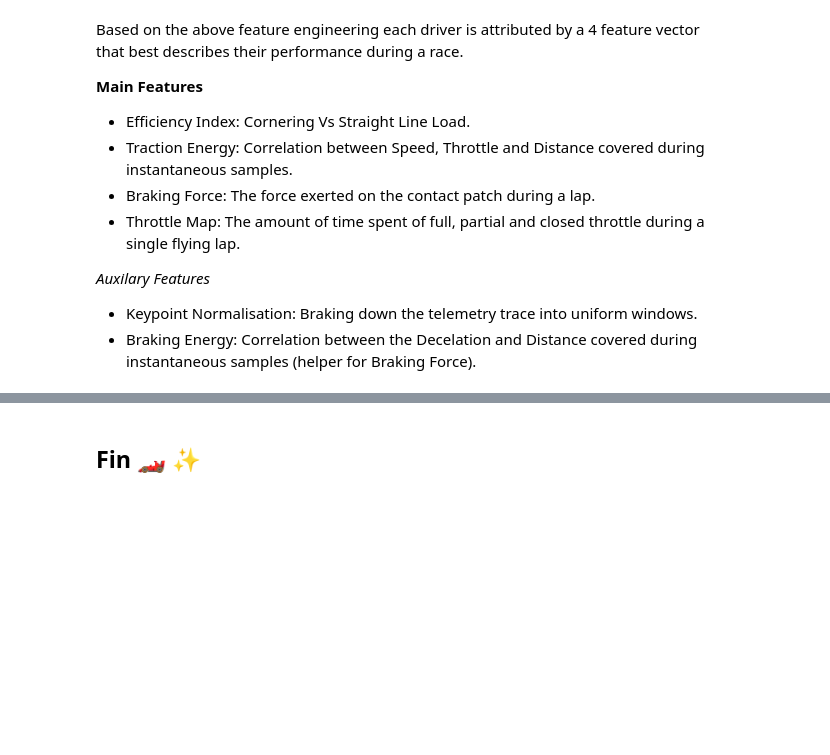
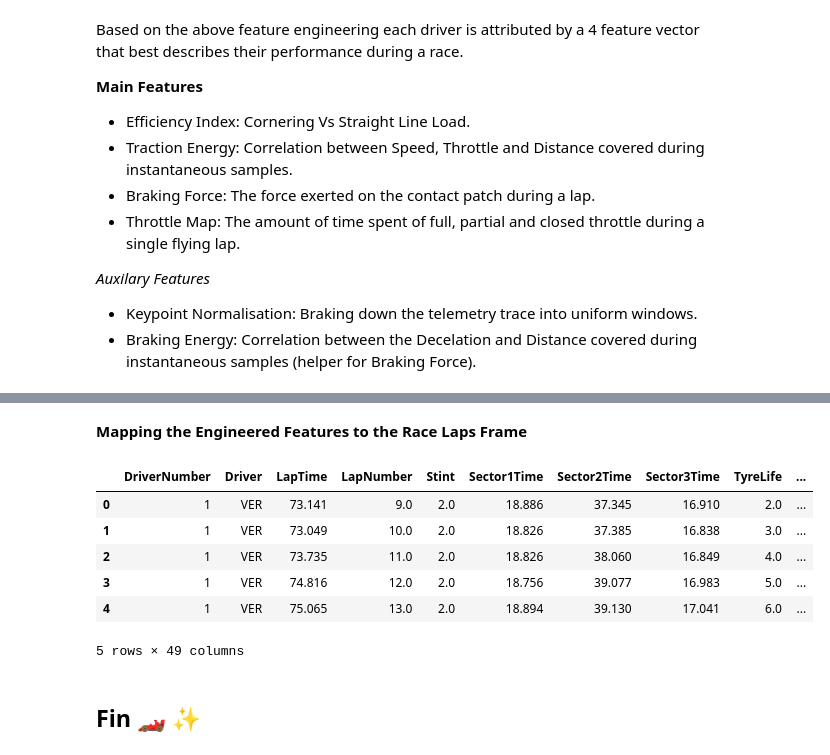
Before and after one commit to anilhimam17/Racing-all-Along, a Jupyter notebook: F1/notebooks/race_debriefs_2025/brazil_2025.ipynb, the cells around one changed output, grey strips where cells are left out. Drawn from its saved outputs; the diff is of its cells as text; code cells hidden in the pictures; blank space fills up the shorter version.

```diff
--- a/F1/notebooks/race_debriefs_2025/brazil_2025.ipynb
+++ b/F1/notebooks/race_debriefs_2025/brazil_2025.ipynb
@@ -600,2 +569,22 @@ plt.show()
+# %% [markdown]
+**Mapping the Engineered Features to the Race Laps Frame**
+# %%
+# Dropping the Quali Bench Time from the Fingerprint before mapping
+fingerprint_df = fingerprint_df.drop("fastest_quali_laptime", axis=1)
+
+multivariate_df = data_handle.get_multivariate_frame(
+    fingerprint_frame=fingerprint_df,
+    race_fast_laps=race_fast_laps
+)
+
+multivariate_df.head()
+# %% [output]
+|  | DriverNumber | Driver | LapTime | LapNumber | Stint | Sector1Time | Sector2Time | Sector3Time | TyreLife | ... |
+| 0 | 1 | VER | 73.141 | 9.0 | 2.0 | 18.886 | 37.345 | 16.910 | 2.0 | ... |
+| 1 | 1 | VER | 73.049 | 10.0 | 2.0 | 18.826 | 37.385 | 16.838 | 3.0 | ... |
+| 2 | 1 | VER | 73.735 | 11.0 | 2.0 | 18.826 | 38.060 | 16.849 | 4.0 | ... |
+| 3 | 1 | VER | 74.816 | 12.0 | 2.0 | 18.756 | 39.077 | 16.983 | 5.0 | ... |
+| 4 | 1 | VER | 75.065 | 13.0 | 2.0 | 18.894 | 39.130 | 17.041 | 6.0 | ... |
+5 rows × 49 columns
 # %% [markdown]
 ## Fin 🏎️ ✨
```
Also changed, not shown: parts of 6 cells of this notebook.
